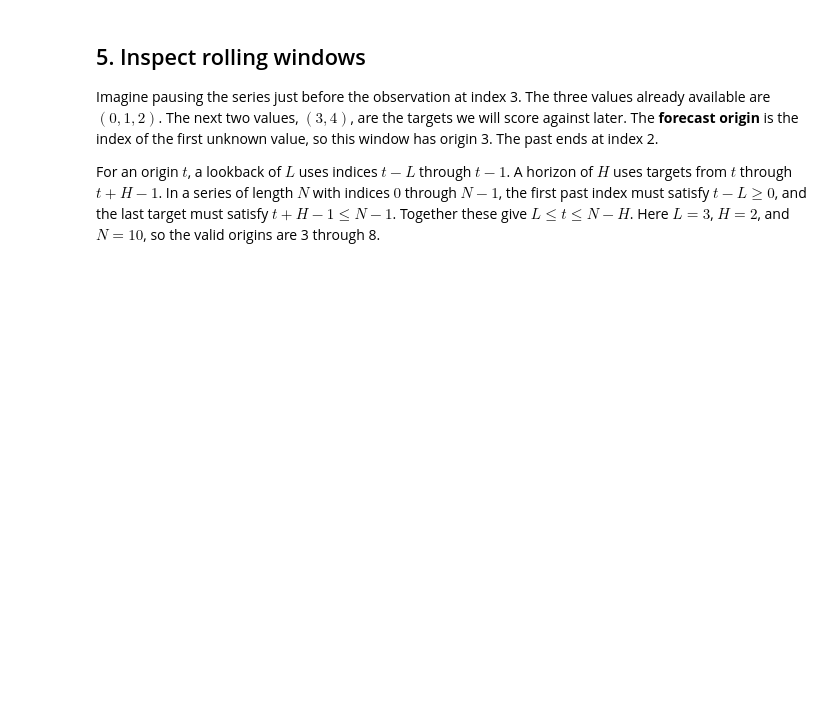
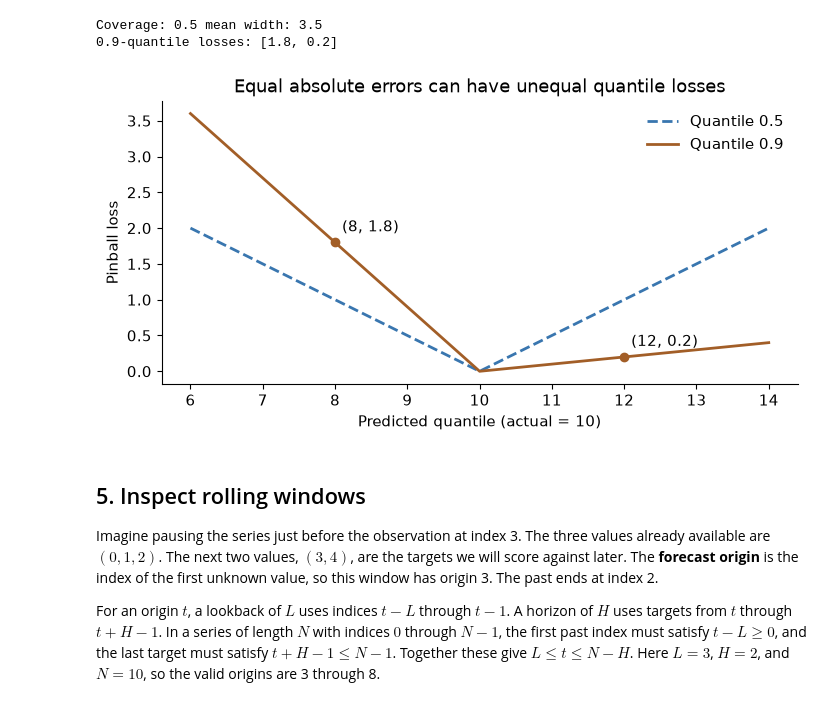
Before and after one commit to jrterven/transformers-book, a Jupyter notebook: solutions/ch27_time_series/python-solutions.ipynb, the cells around one changed output. Cells and saved outputs as stored; diff of their text form; code cells hidden in the pictures; blank space fills up the shorter version.

Commit message:
Complete chapter 27 forecasting exercises and executed solution editions

```diff
--- a/solutions/ch27_time_series/python-solutions.ipynb
+++ b/solutions/ch27_time_series/python-solutions.ipynb
@@ -31,0 +13,17 @@ else:
+# %%
+%matplotlib inline
+from pathlib import Path
+import sys
+import numpy as np
+import matplotlib.pyplot as plt
+from IPython.display import display
+repo_root = next(p for p in [Path.cwd(), *Path.cwd().parents]
+                 if (p / "examples/ch27_time_series/model.py").exists())
+sys.path.insert(0, str(repo_root))
+from examples.ch27_time_series.model import (
+    rolling_windows, seasonal_naive, fit_seasonal_drift,
+    seasonal_drift, forecast_metrics,
+)
+plt.rcParams.update({"font.size": 11, "figure.figsize": (7, 3.6),
+                     "axes.spines.top": False, "axes.spines.right": False})
+print("Loaded local NumPy examples; no model downloads.")
@@ -32,3 +128,35 @@ else:
+# %%
+actual_one = np.array([6, 8])
+lower_one, upper_one = np.array([2, 4]), np.array([6, 7])
+hits = (lower_one <= actual_one) & (actual_one <= upper_one)
+assert hits.tolist() == [True, False]
+assert hits.mean() == .5 and (upper_one-lower_one).mean() == 3.5
+def pinball(actual, forecast, tau):
+    error = np.asarray(actual) - np.asarray(forecast)
+    return np.maximum(tau*error, (tau-1)*error)
+losses = pinball(10, [8, 12], .9)
+np.testing.assert_allclose(losses, [1.8, .2])
+print("Coverage:", hits.mean(), "mean width:", (upper_one-lower_one).mean())
+print("0.9-quantile losses:", losses.round(2).tolist())
+# %% [output]
+Coverage: 0.5 mean width: 3.5
+0.9-quantile losses: [1.8, 0.2]
+# %%
+q = np.linspace(6, 14, 161)
+fig, ax = plt.subplots(layout="constrained")
+for tau, color, style in [(.5, "#3976af", "--"), (.9, "#a25e27", "-")]:
+    ax.plot(q, pinball(10, q, tau), color=color, ls=style, lw=2,
+            label=f"Quantile {tau}")
+ax.scatter([8,12], losses, color="#a25e27", zorder=3)
+for x, y in zip([8,12], losses):
+    ax.annotate(f"({x}, {y:.1f})", (x,y), xytext=(5,8), textcoords="offset points")
+ax.set(xlabel="Predicted quantile (actual = 10)", ylabel="Pinball loss",
+       title="Equal absolute errors can have unequal quantile losses")
+ax.legend(frameon=False)
+display(fig)
+plt.close(fig)
+# %% [output]
+[figure, added]
 # %% [markdown]
 ## 5. Inspect rolling windows
 
```
Also changed, not shown: parts of 22 cells of this notebook, 9 other files.
